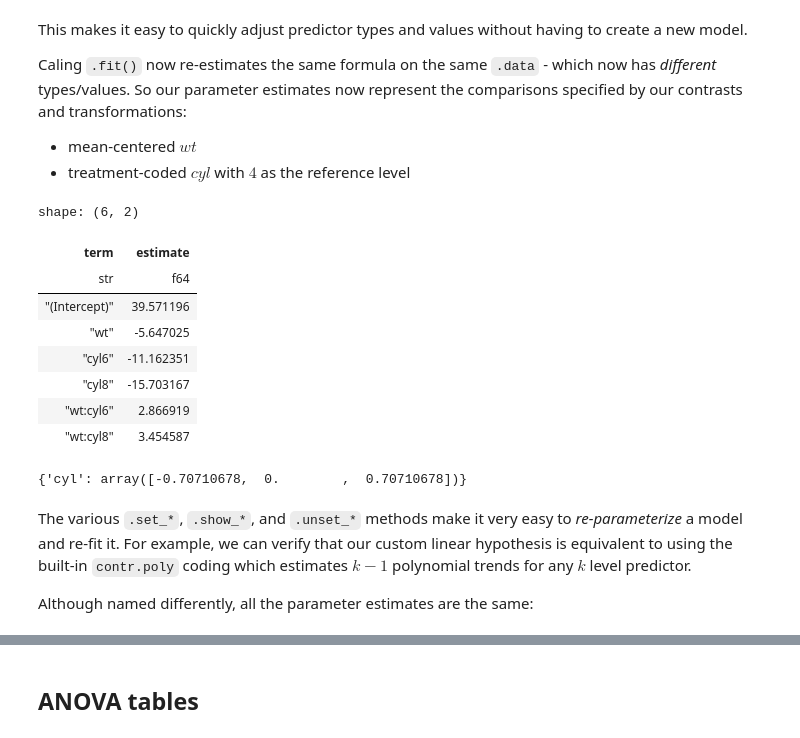
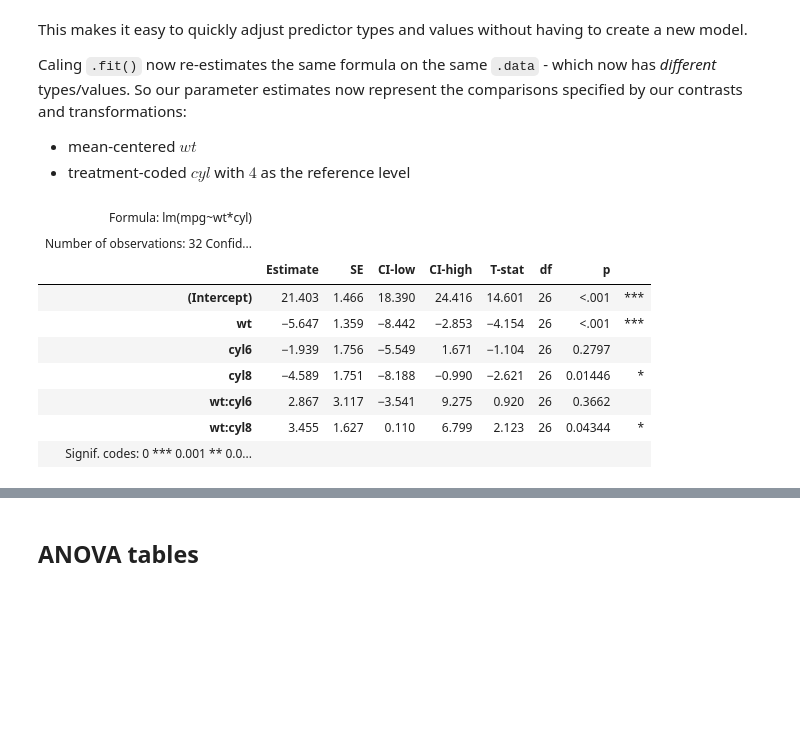
Before and after one commit to ejolly/pymer4, a Jupyter notebook: docs/pages/quickstart.ipynb, the cells around one changed output, grey strips where cells are left out. Cells and saved outputs as stored; diff of their text form; code cells hidden in the pictures; blank space fills up the shorter version.

```diff
--- a/docs/pages/quickstart.ipynb
+++ b/docs/pages/quickstart.ipynb
@@ -257,24 +259,15 @@ Caling `.fit()` now re-estimates the same formula on the same `.data` - which no
 - mean-centered $wt$
 - treatment-coded $cyl$ with $4$ as the reference level
 # %%
-model.fit()
-model.params
+model.fit(summary=True)
 # %% [output]
-shape: (6, 2)
-| term | estimate |
-| str | f64 |
-| "(Intercept)" | 39.571196 |
-| "wt" | -5.647025 |
-| "cyl6" | -11.162351 |
-| "cyl8" | -15.703167 |
-| "wt:cyl6" | 2.866919 |
-| "wt:cyl8" | 3.454587 |
+| Formula: lm(mpg~wt*cyl) |  |  |  |  |  |  |  |  |
+| Number of observations: 32 Confid... |  |  |  |  |  |  |  |  |
+|  | Estimate | SE | CI-low | CI-high | T-stat | df | p |  |
+| (Intercept) | 21.403 | 1.466 | 18.390 | 24.416 | 14.601 | 26 | <.001 | *** |
+| wt | −5.647 | 1.359 | −8.442 | −2.853 | −4.154 | 26 | <.001 | *** |
+| cyl6 | −1.939 | 1.756 | −5.549 | 1.671 | −1.104 | 26 | 0.2797 |  |
+| cyl8 | −4.589 | 1.751 | −8.188 | −0.990 | −2.621 | 26 | 0.01446 | * |
+| wt:cyl6 | 2.867 | 3.117 | −3.541 | 9.275 | 0.920 | 26 | 0.3662 |  |
+| wt:cyl8 | 3.455 | 1.627 | 0.110 | 6.799 | 2.123 | 26 | 0.04344 | * |
+| Signif. codes: 0 *** 0.001 ** 0.0... |  |  |  |  |  |  |  |  |
-# %%
-model.set_contrasts({'cyl':[-1, 0, 1]}, normalize=True)
-model.show_contrasts()
-# %% [output]
-{'cyl': array([-0.70710678,  0.        ,  0.70710678])}
-# %% [markdown]
-The various `.set_*`, `.show_*`, and `.unset_*` methods make it very easy to *re-parameterize* a model and re-fit it. For example, we can verify that our custom linear hypothesis is equivalent to using the built-in `contr.poly` coding which estimates $k-1$ polynomial trends for any $k$ level predictor.
-
-Although named differently, all the parameter estimates are the same:
```
Also changed, not shown: parts of 34 cells of this notebook, 3 other files.
